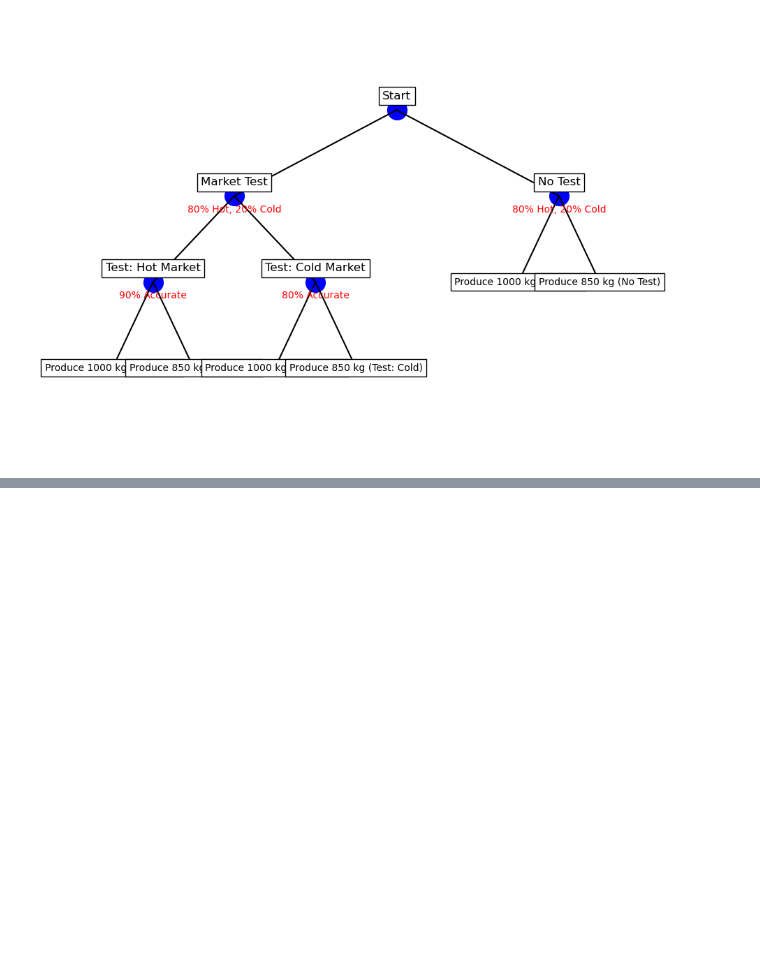
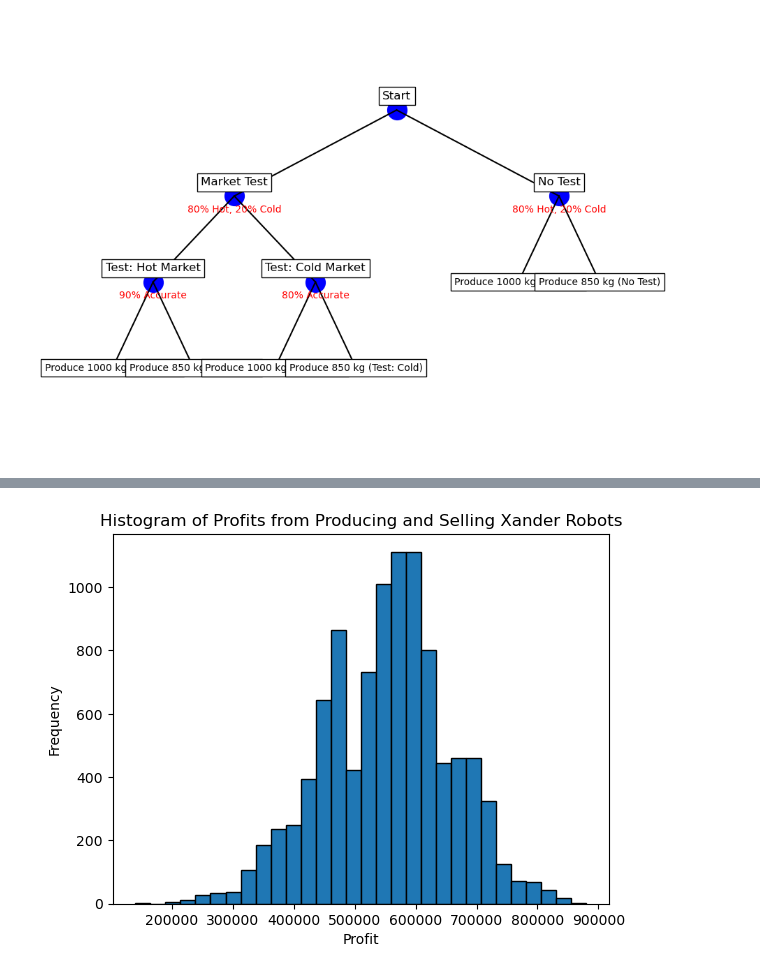
Before and after one commit to rsm-cds006/453MIDTERM, a Jupyter notebook: Midterm.ipynb, the cells around one changed output, grey strips where cells are left out. Cells and saved outputs as stored; diff of their text form; code cells hidden in the pictures; blank space fills up the shorter version.

```diff
--- a/Midterm.ipynb
+++ b/Midterm.ipynb
@@ -163,0 +436,51 @@ Conducting the market test is the best strategy.
+# %%
+#question 3.i
+# It has been recommended that Biyu consider the following strategy: attempt to produce10 Xander robots,
+#and invest in obtaining 10 sales leads. Create a simulation model to compute the profits associated with this strategy.
+#Using this model, generate a histogram of profits.
+
+import numpy as np
+import matplotlib.pyplot as plt
+
+def simulate_profit(num_simulations=10000):
+    profits = []
+    for _ in range(num_simulations):
+        # Costs and revenues
+        production_cost = 0
+        revenue = 0
+
+        # Simulate production of 10 robots
+        for _ in range(10):
+            if np.random.rand() < 0.75:  # 75% chance of success
+                production_cost += 30000
+                revenue += 60000  # Only add revenue if robot is sold
+            else:
+                production_cost += 5000  # 25% chance of failure
+
+        # Simulate sales leads
+        num_leads = 10
+        cost_leads = 200 * num_leads**2
+        production_cost += cost_leads
+
+        # Simulate sales from leads
+        for _ in range(num_leads):
+            if np.random.rand() < 0.60:  # 60% chance of converting a lead
+                revenue += 60000  # Add revenue for each successful sale
+
+        # Calculate profit
+        profit = revenue - production_cost
+        profits.append(profit)
+
+    return profits
+
+# Run the simulation
+profits = simulate_profit()
+
+# Plot histogram of profits
+plt.hist(profits, bins=30, edgecolor='black')
+plt.xlabel('Profit')
+plt.ylabel('Frequency')
+plt.title('Histogram of Profits from Producing and Selling Xander Robots')
+plt.show()
+# %% [output]
+[figure, added]
```
Also changed, not shown: parts of 12 cells of this notebook.
